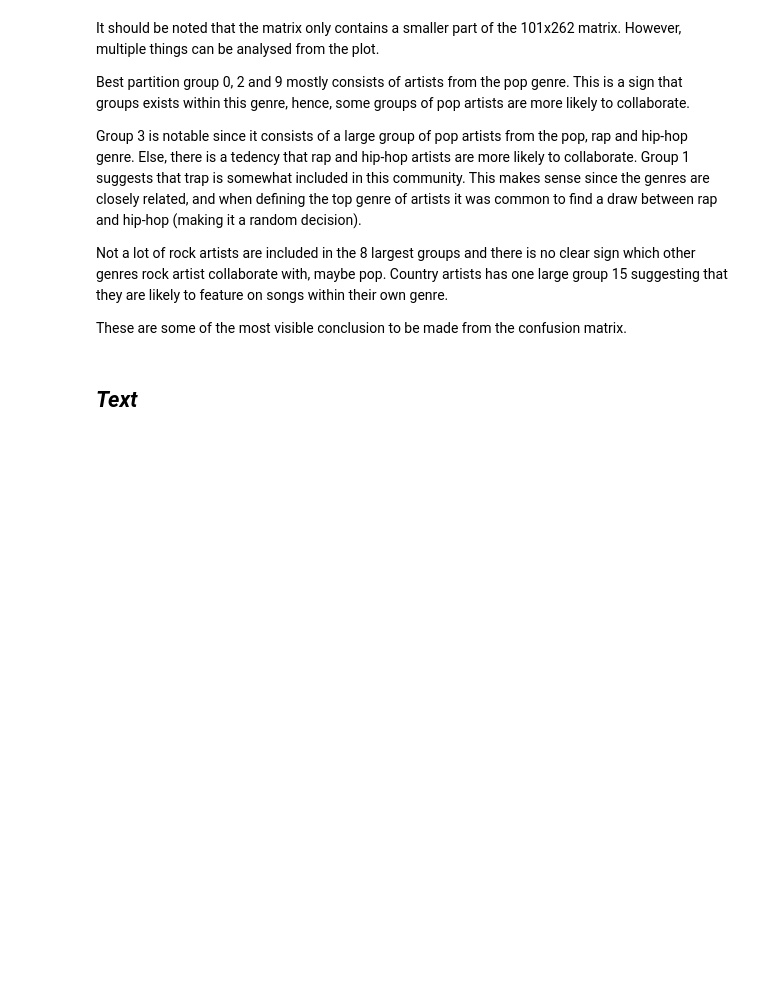
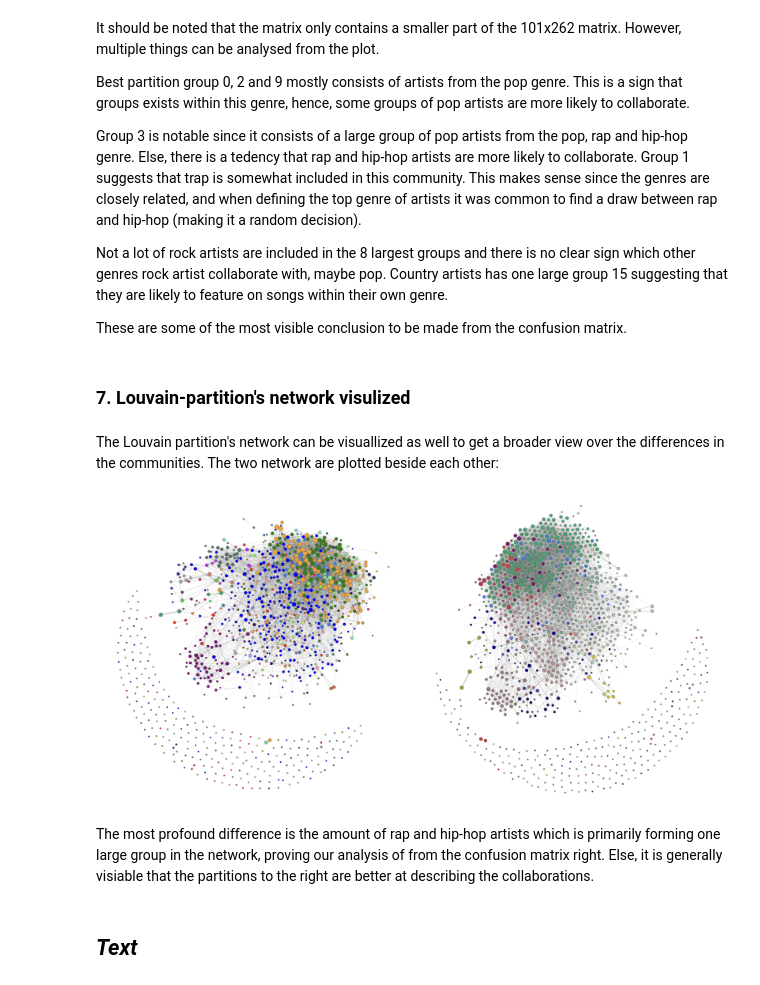
Before and after one commit to radziko/CompSocSci, a Jupyter notebook: project/Notebook_assignment_3.ipynb, the cells around one changed output. Drawn from its saved outputs; the diff is of its cells as text; code cells hidden in the pictures; blank space fills up the shorter version.

```diff
--- a/project/Notebook_assignment_3.ipynb
+++ b/project/Notebook_assignment_3.ipynb
@@ -470,3 +512,7 @@ Not a lot of rock artists are included in the 8 largest groups and there is no c
 
 
 These are some of the most visible conclusion to be made from the confusion matrix.
+# %% [markdown]
+### 7. Louvain-partition's network visulized
+# %% [markdown]
+The Louvain partition's network can be visuallized as well to get a broader view over the differences in the communities. The two network are plotted beside each other:
@@ -473,3 +524,10 @@ These are some of the most visible conclusion to be made from the confusion matr
+# %%
+path = 'images/graph_both.png'
+display(Image(filename=path, width=800, height=800))
+# %% [output]
+[figure, added]
+# %% [markdown]
+The most profound difference is the amount of rap and hip-hop artists which is primarily forming one large group in the network, proving our analysis of from the confusion matrix right. Else, it is generally visiable that the partitions to the right are better at describing the collaborations.
 # %% [markdown]
 ## _Text_
 # %% [markdown]
```
Also changed, not shown: parts of 19 cells of this notebook, 8 other files.
